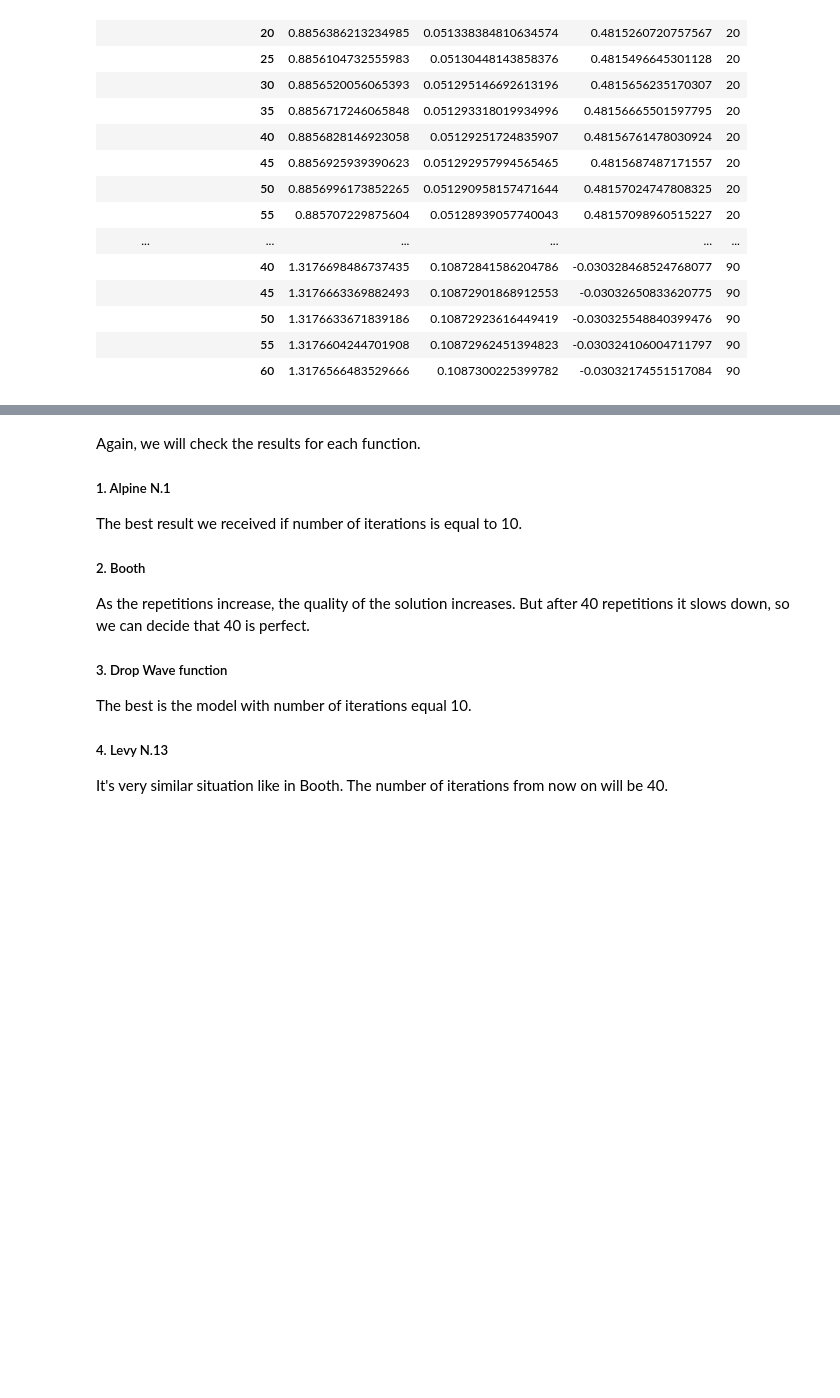
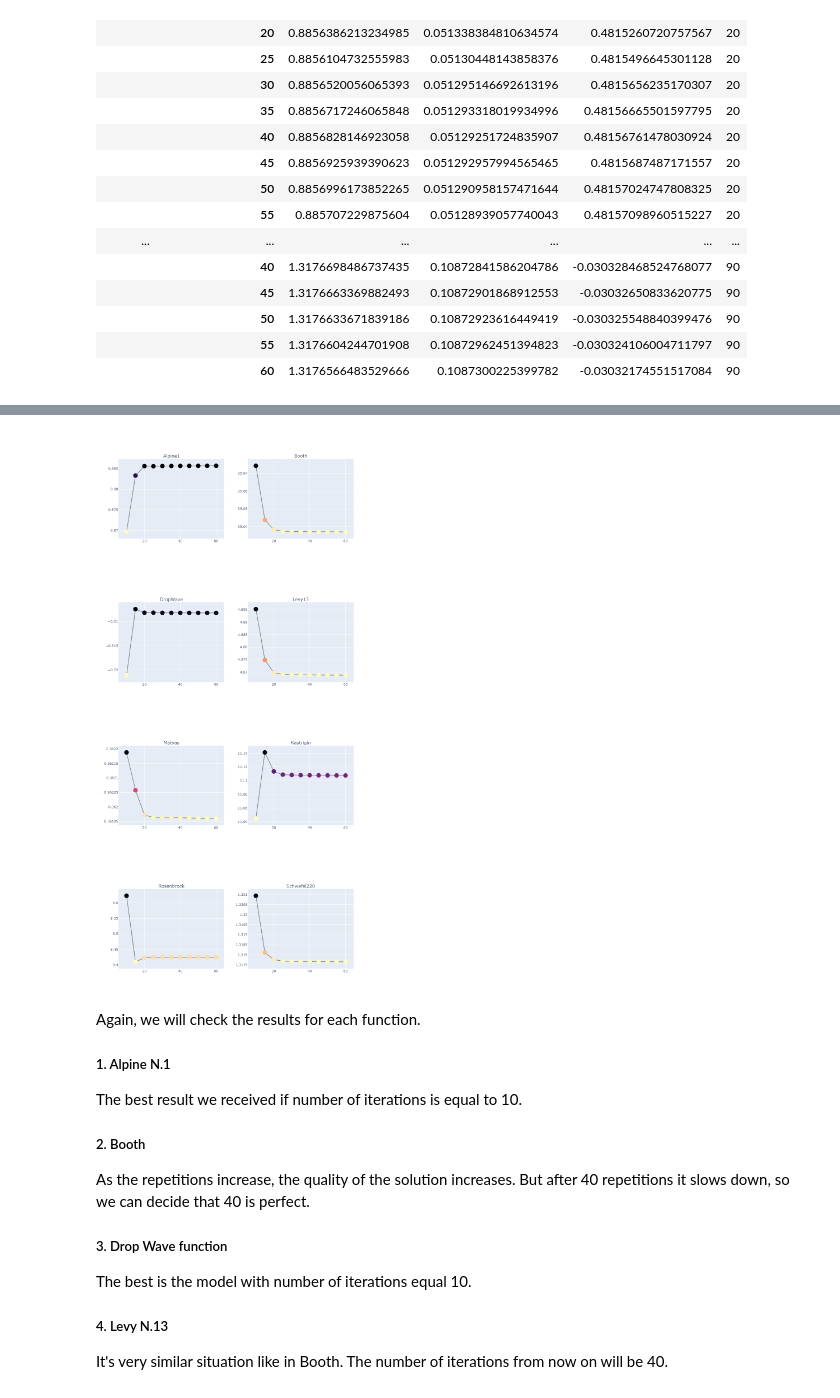
Before and after one commit to maprilopal/Swarm-intelligence-algorithms, a Jupyter notebook: GSA.ipynb, the cells around one changed output, grey strips where cells are left out. Drawn from its saved outputs; the diff is of its cells as text; code cells hidden in the pictures; blank space fills up the shorter version.

```diff
--- a/GSA.ipynb
+++ b/GSA.ipynb
@@ -330,3 +328,7 @@ fig.update_layout(height=2000, width=1000)
+# %%
+Image(filename="images/gsaNumIt.png")
+# %% [output]
+[figure, added]
 # %% [markdown]
 Again, we will check the results for each function.
 
```
Also changed, not shown: parts of 1 cell of this notebook, 1 other file.
